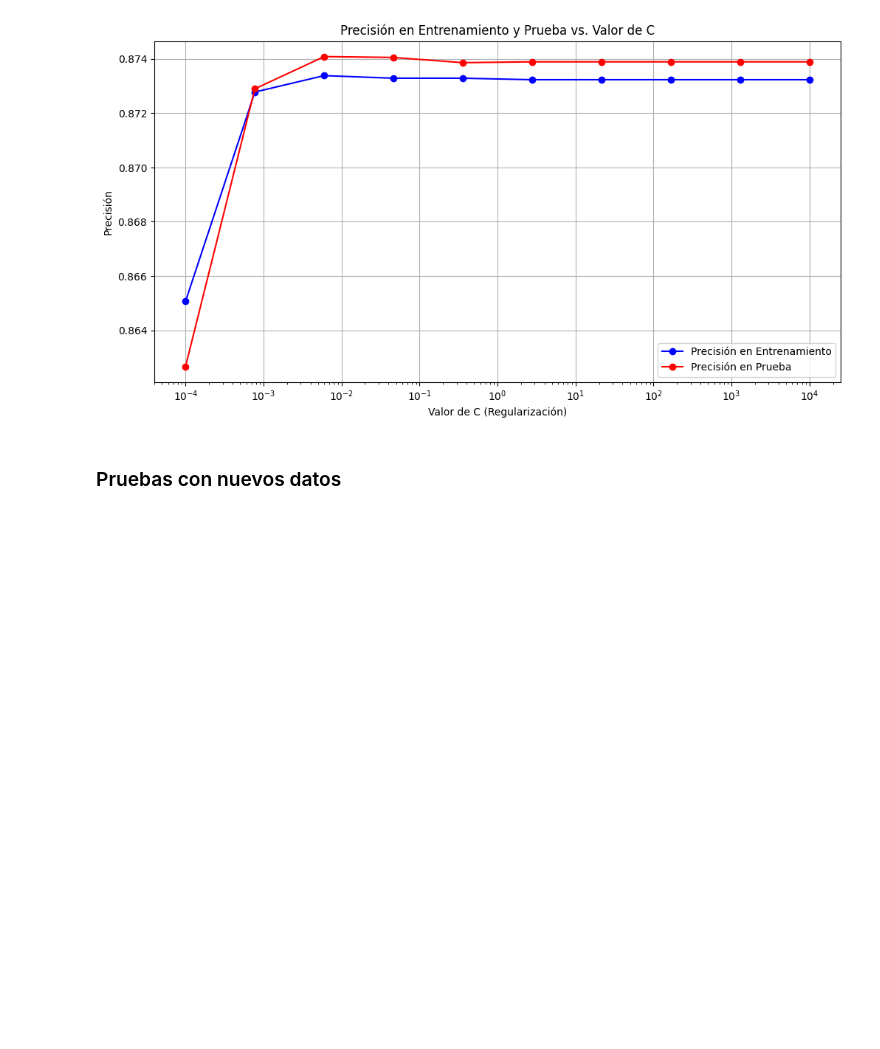
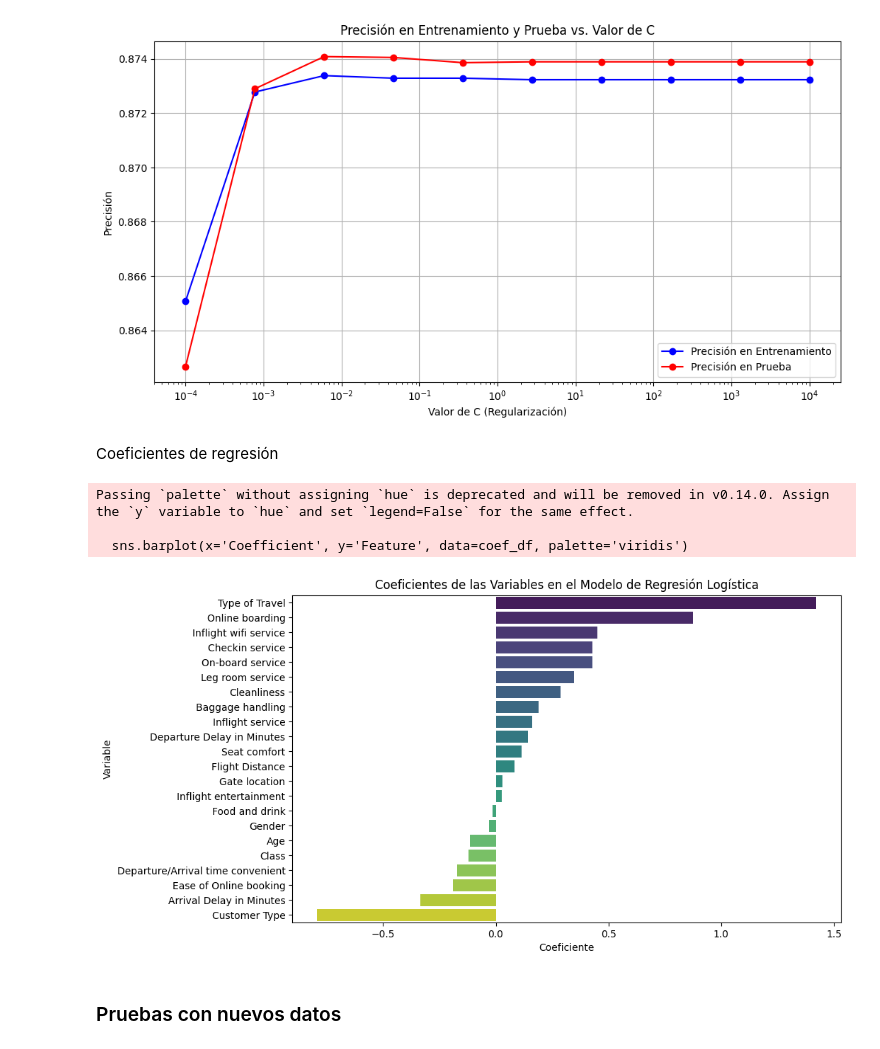
Before and after one commit to carrillo-p/MachineLearning, a Jupyter notebook: Notebooks/logistico.ipynb, the cells around one changed output. Cells and saved outputs as stored; diff of their text form; code cells hidden in the pictures; blank space fills up the shorter version.

```diff
--- a/Notebooks/logistico.ipynb
+++ b/Notebooks/logistico.ipynb
@@ -12,7 +12,7 @@ import numpy as np
 import seaborn as sns
 import matplotlib.pyplot as plt
 
-airline_df = pd.read_csv('../Data/airline_recoded.csv')
+airline_df = pd.read_csv('../src/Data/airline_recoded.csv')
 # %% [markdown]
 Entrenamiento del modelo con validación cruzada.
 # %%
@@ -118,6 +118,33 @@ plt.grid(True)
 plt.show()
 # %% [output]
 [figure]
+# %% [markdown]
+Coeficientes de regresión
+# %%
+coefficients = model.coef_[0]
+feature_names = X.columns
+
+# Crear un DataFrame para visualizar los coeficientes
+coef_df = pd.DataFrame({
+    'Feature': feature_names,
+    'Coefficient': coefficients
+})
+
+# Ordenar el DataFrame por los coeficientes
+coef_df = coef_df.sort_values(by='Coefficient', ascending=False)
+
+# Graficar los coeficientes
+plt.figure(figsize=(10, 6))
+sns.barplot(x='Coefficient', y='Feature', data=coef_df, palette='viridis')
+plt.title('Coeficientes de las Variables en el Modelo de Regresión Logística')
+plt.xlabel('Coeficiente')
+plt.ylabel('Variable')
+plt.show()
+# %% [output]
+Passing `palette` without assigning `hue` is deprecated and will be removed in v0.14.0. Assign the `y` variable to `hue` and set `legend=False` for the same effect.
+
+  sns.barplot(x='Coefficient', y='Feature', data=coef_df, palette='viridis')
+[figure, added]
 # %% [markdown]
 ### Pruebas con nuevos datos
 # %% [markdown]
```
Also changed, not shown: parts of 2 cells of this notebook, 2 other files.
